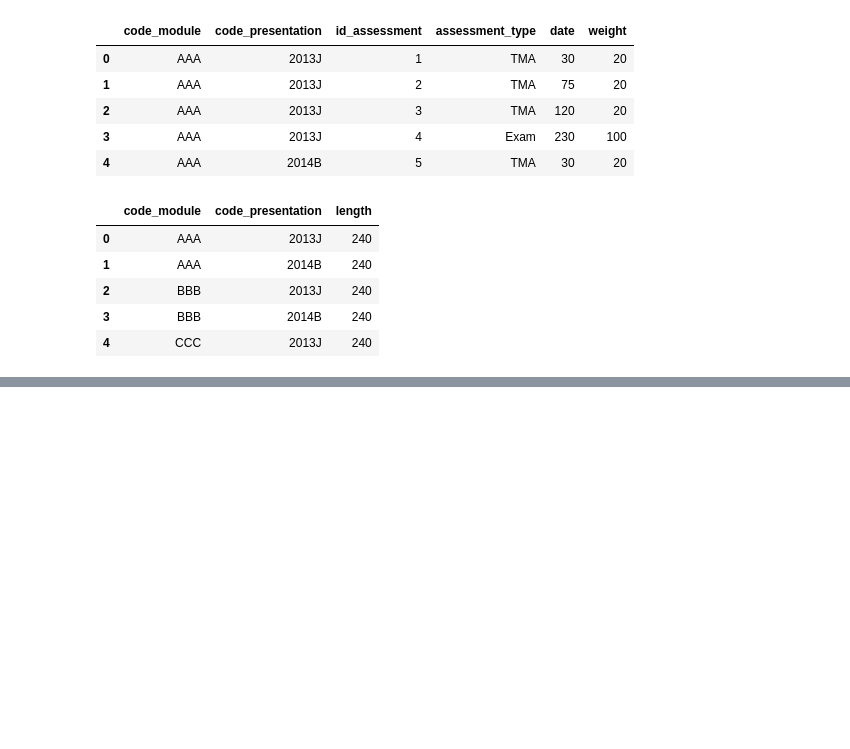
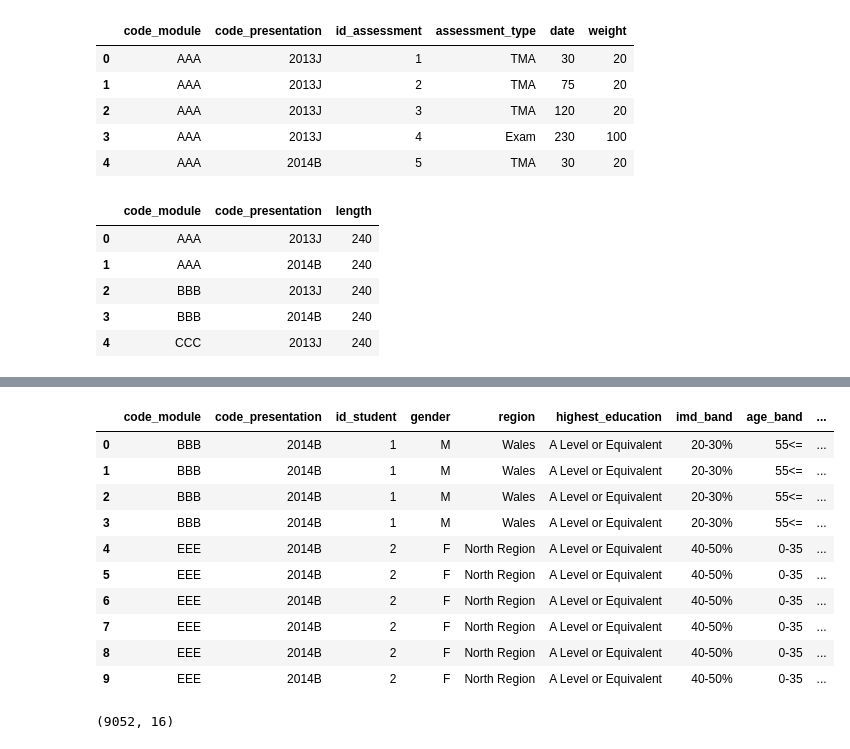
Before and after one commit to AndaniAfrica/data_science_assesment, a Jupyter notebook: assessment_notebook.ipynb, the cells around one changed output, grey strips where cells are left out. Drawn from its saved outputs; the diff is of its cells as text; code cells hidden in the pictures; blank space fills up the shorter version.

```diff
--- a/assessment_notebook.ipynb
+++ b/assessment_notebook.ipynb
@@ -12,7 +12,7 @@ dataframes.keys()
 # %% [output]
 dict_keys(['assessments.csv', 'courses.csv', 'studentAssessment.csv', 'studentInfo.csv', 'studentRegistration.csv', 'studentVle.csv', 'vle.csv'])
 # %%
-for names in list(dataframes.keys()):
-    old_name = names
-    new_name = names.removesuffix(".csv")
+for name in list(dataframes.keys()):
+    old_name = name
+    new_name = name.removesuffix(".csv")
     dataframes.update( {new_name: dataframes.pop(old_name)})
@@ -48,0 +97,20 @@ dataframes['courses'].head()
+# %%
+df = dataframes['studentInfo'].merge(dataframes['studentAssessment'], on = 'id_student', how = 'left')
+# %%
+df.head(10)
+# %% [output]
+|  | code_module | code_presentation | id_student | gender | region | highest_education | imd_band | age_band | ... |
+| 0 | BBB | 2014B | 1 | M | Wales | A Level or Equivalent | 20-30% | 55<= | ... |
+| 1 | BBB | 2014B | 1 | M | Wales | A Level or Equivalent | 20-30% | 55<= | ... |
+| 2 | BBB | 2014B | 1 | M | Wales | A Level or Equivalent | 20-30% | 55<= | ... |
+| 3 | BBB | 2014B | 1 | M | Wales | A Level or Equivalent | 20-30% | 55<= | ... |
+| 4 | EEE | 2014B | 2 | F | North Region | A Level or Equivalent | 40-50% | 0-35 | ... |
+| 5 | EEE | 2014B | 2 | F | North Region | A Level or Equivalent | 40-50% | 0-35 | ... |
+| 6 | EEE | 2014B | 2 | F | North Region | A Level or Equivalent | 40-50% | 0-35 | ... |
+| 7 | EEE | 2014B | 2 | F | North Region | A Level or Equivalent | 40-50% | 0-35 | ... |
+| 8 | EEE | 2014B | 2 | F | North Region | A Level or Equivalent | 40-50% | 0-35 | ... |
+| 9 | EEE | 2014B | 2 | F | North Region | A Level or Equivalent | 40-50% | 0-35 | ... |
+# %%
+df.shape
+# %% [output]
+(9052, 16)
```
Also changed, not shown: parts of 17 cells of this notebook.
